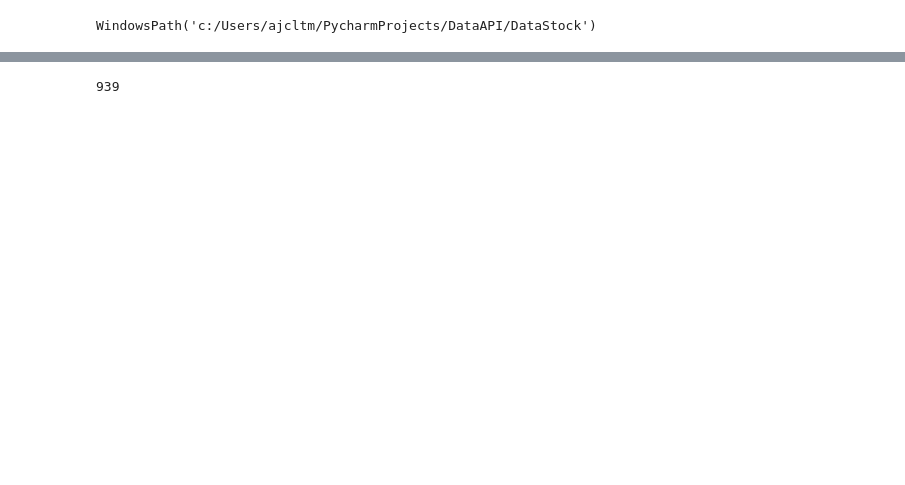
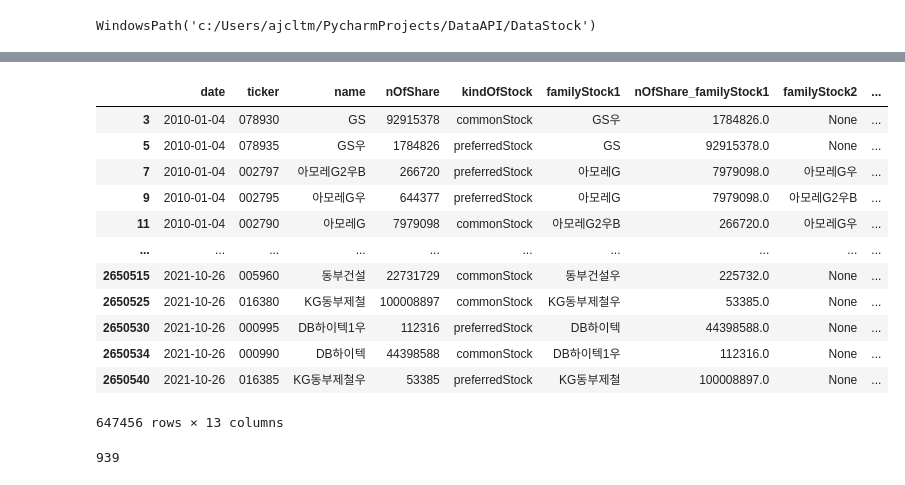
Before and after one commit to ajcltm/DataAPI, a Jupyter notebook: 211008_queryDataStock.ipynb, the cells around one changed output, grey strips where cells are left out. Cells and saved outputs as stored; diff of their text form; code cells hidden in the pictures; blank space fills up the shorter version.

```diff
--- a/211008_queryDataStock.ipynb
+++ b/211008_queryDataStock.ipynb
@@ -28,3 +78,20 @@ df = query.queryStockNumberOfSharesDB(by='parquet')
+# %%
+con = df.loc[:, 'familyStock1'].isnull()
+df.loc[~con]
+# %% [output]
+|  | date | ticker | name | nOfShare | kindOfStock | familyStock1 | nOfShare_familyStock1 | familyStock2 | ... |
+| 3 | 2010-01-04 | 078930 | GS | 92915378 | commonStock | GS우 | 1784826.0 | None | ... |
+| 5 | 2010-01-04 | 078935 | GS우 | 1784826 | preferredStock | GS | 92915378.0 | None | ... |
+| 7 | 2010-01-04 | 002797 | 아모레G2우B | 266720 | preferredStock | 아모레G | 7979098.0 | 아모레G우 | ... |
+| 9 | 2010-01-04 | 002795 | 아모레G우 | 644377 | preferredStock | 아모레G | 7979098.0 | 아모레G2우B | ... |
+| 11 | 2010-01-04 | 002790 | 아모레G | 7979098 | commonStock | 아모레G2우B | 266720.0 | 아모레G우 | ... |
+| ... | ... | ... | ... | ... | ... | ... | ... | ... | ... |
+| 2650515 | 2021-10-26 | 005960 | 동부건설 | 22731729 | commonStock | 동부건설우 | 225732.0 | None | ... |
+| 2650525 | 2021-10-26 | 016380 | KG동부제철 | 100008897 | commonStock | KG동부제철우 | 53385.0 | None | ... |
+| 2650530 | 2021-10-26 | 000995 | DB하이텍1우 | 112316 | preferredStock | DB하이텍 | 44398588.0 | None | ... |
+| 2650534 | 2021-10-26 | 000990 | DB하이텍 | 44398588 | commonStock | DB하이텍1우 | 112316.0 | None | ... |
+| 2650540 | 2021-10-26 | 016385 | KG동부제철우 | 53385 | preferredStock | KG동부제철 | 100008897.0 | None | ... |
+647456 rows × 13 columns
 # %%
 con = df.loc[:,'date'] == datetime(2021,10,22)
 len(df.loc[con])
```
Also changed, not shown: parts of 10 cells of this notebook, 1 other file.
